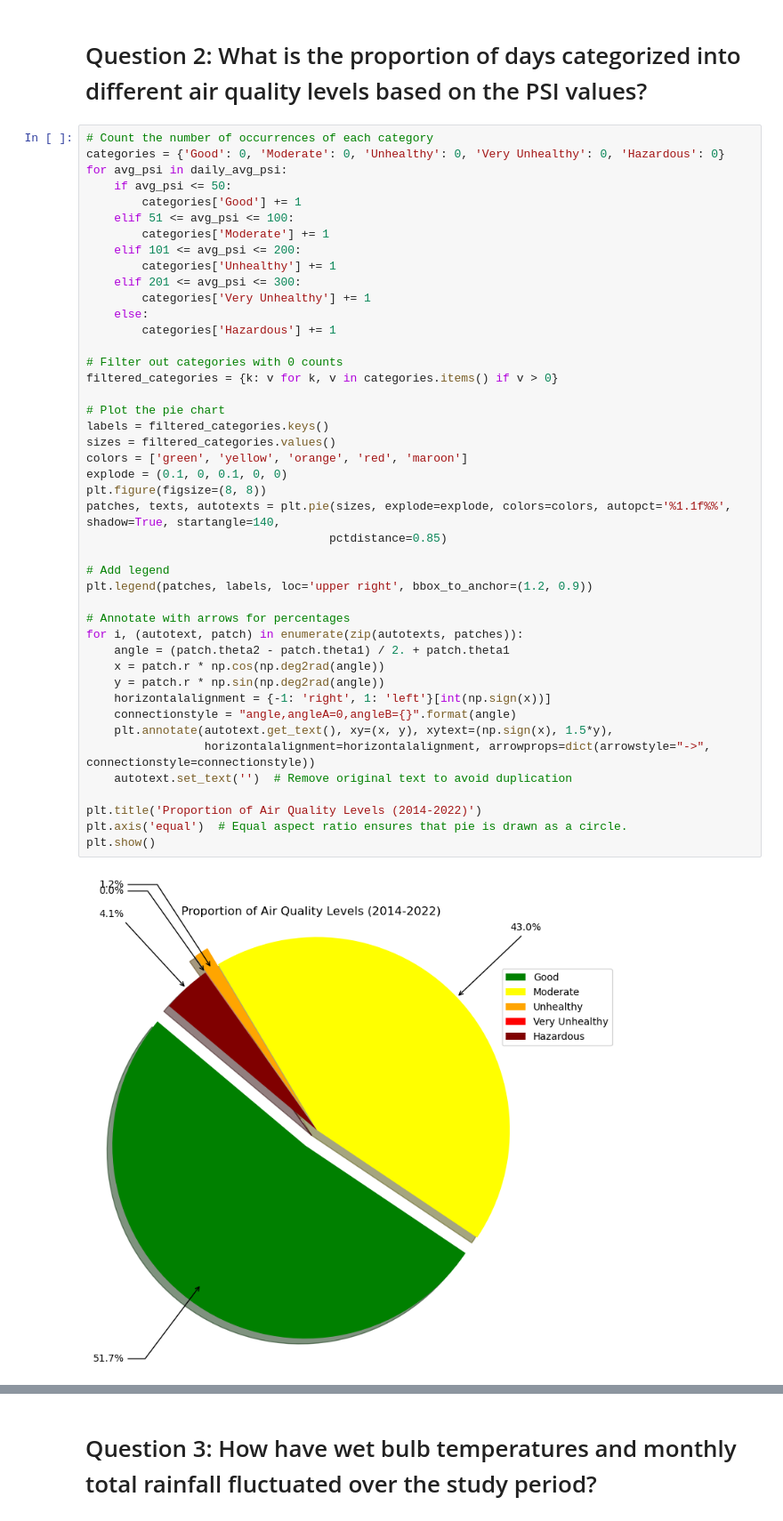
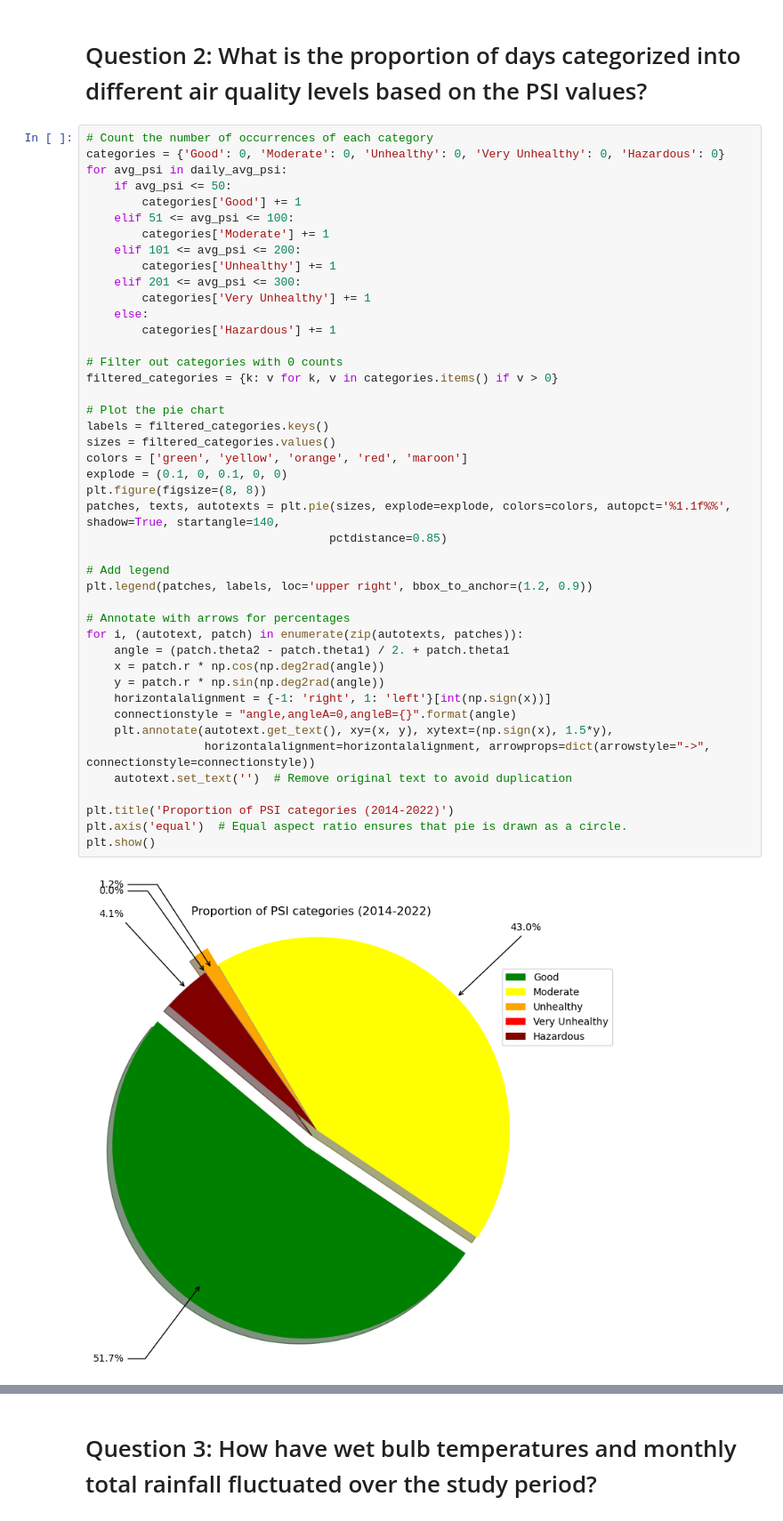
Before and after one commit to jianmin22/PDASCA1, a Jupyter notebook: ca1.ipynb, the cells around one changed output, grey strips where cells are left out. Shown at 89% size. Saved outputs shown, nothing was run; the diff lists cells and outputs as text.

```diff
--- a/ca1.ipynb
+++ b/ca1.ipynb
@@ -420,33 +419,33 @@ for avg_psi in daily_avg_psi:
 
 # Filter out categories with 0 counts
 filtered_categories = {k: v for k, v in categories.items() if v > 0}
 
 # Plot the pie chart
 labels = filtered_categories.keys()
 sizes = filtered_categories.values()
 colors = ['green', 'yellow', 'orange', 'red', 'maroon']
 explode = (0.1, 0, 0.1, 0, 0)
 plt.figure(figsize=(8, 8))
 patches, texts, autotexts = plt.pie(sizes, explode=explode, colors=colors, autopct='%1.1f%%', shadow=True, startangle=140,
                                    pctdistance=0.85)
 
 # Add legend
 plt.legend(patches, labels, loc='upper right', bbox_to_anchor=(1.2, 0.9))
 
 # Annotate with arrows for percentages
 for i, (autotext, patch) in enumerate(zip(autotexts, patches)):
     angle = (patch.theta2 - patch.theta1) / 2. + patch.theta1
     x = patch.r * np.cos(np.deg2rad(angle))
     y = patch.r * np.sin(np.deg2rad(angle))
     horizontalalignment = {-1: 'right', 1: 'left'}[int(np.sign(x))]
     connectionstyle = "angle,angleA=0,angleB={}".format(angle)
     plt.annotate(autotext.get_text(), xy=(x, y), xytext=(np.sign(x), 1.5*y),
                  horizontalalignment=horizontalalignment, arrowprops=dict(arrowstyle="->", connectionstyle=connectionstyle))
     autotext.set_text('')  # Remove original text to avoid duplication
 
-plt.title('Proportion of Air Quality Levels (2014-2022)')
+plt.title('Proportion of PSI categories (2014-2022)')
 plt.axis('equal')  # Equal aspect ratio ensures that pie is drawn as a circle.
 plt.show()
 # %% [output]
-[figure, old version]
+[figure, new version]
 # %% [markdown]
```
Also changed, not shown: parts of 17 cells of this notebook, 3 other files.
